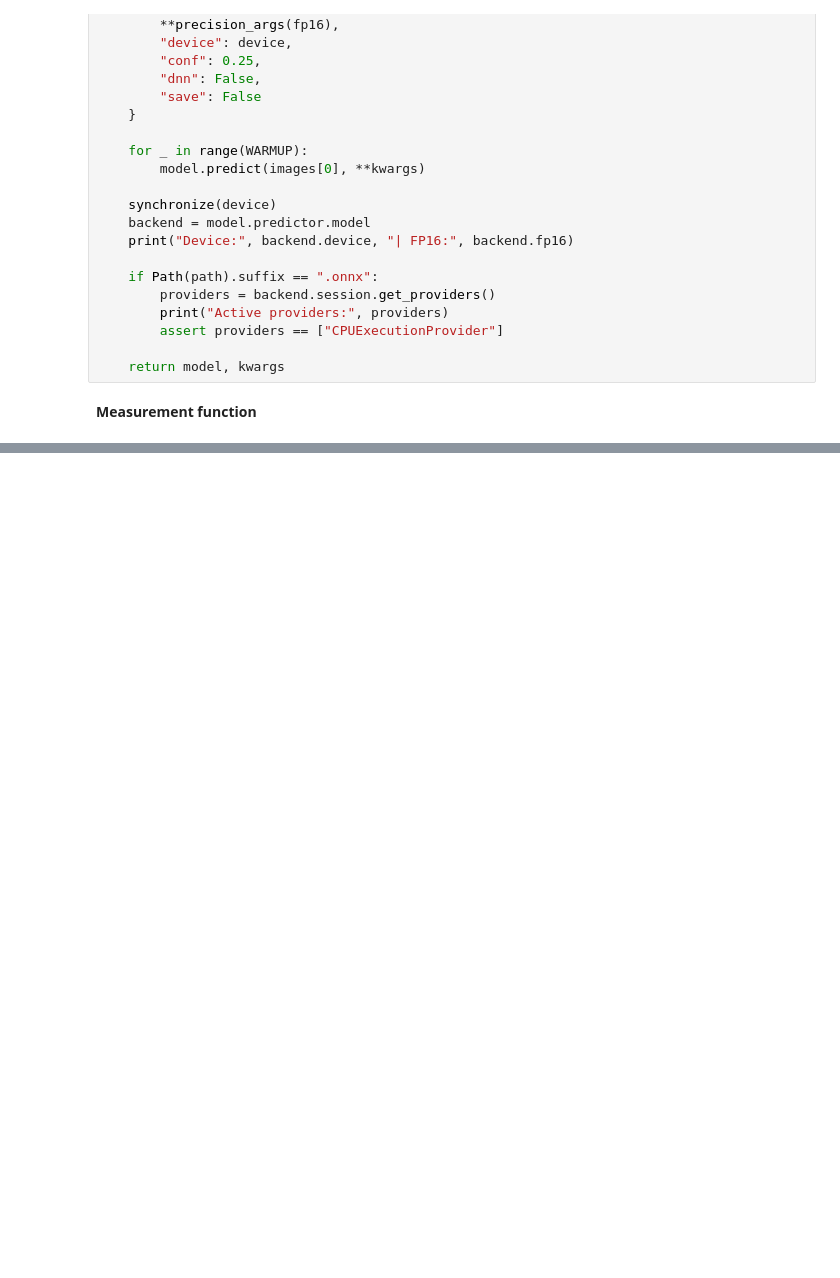
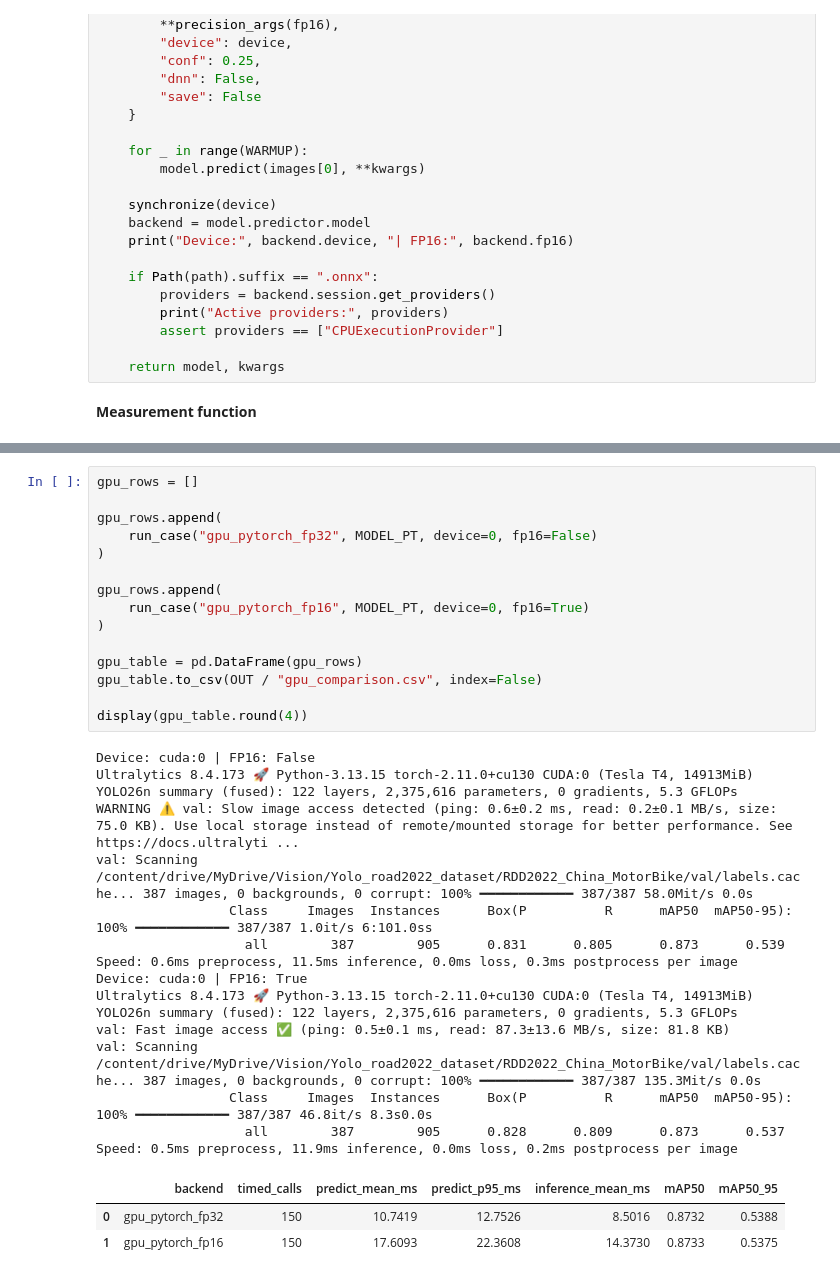
Before and after one commit to mdmohsin212/modern-vision-multimodal-lab, a Jupyter notebook: Deployment/day2/backend_benchmark.ipynb, the cells around one changed output, grey strips where cells are left out. Saved outputs shown, nothing was run; the diff lists cells and outputs as text; blank space fills up the shorter version.

```diff
--- a/Deployment/day2/backend_benchmark.ipynb
+++ b/Deployment/day2/backend_benchmark.ipynb
@@ -168,0 +310,35 @@ def prepare_model(path, device="cpu", fp16=False):
+# %%
+gpu_rows = []
+
+gpu_rows.append(
+    run_case("gpu_pytorch_fp32", MODEL_PT, device=0, fp16=False)
+)
+
+gpu_rows.append(
+    run_case("gpu_pytorch_fp16", MODEL_PT, device=0, fp16=True)
+)
+
+gpu_table = pd.DataFrame(gpu_rows)
+gpu_table.to_csv(OUT / "gpu_comparison.csv", index=False)
+
+display(gpu_table.round(4))
+# %% [output]
+Device: cuda:0 | FP16: False
+Ultralytics 8.4.173 🚀 Python-3.13.15 torch-2.11.0+cu130 CUDA:0 (Tesla T4, 14913MiB)
+YOLO26n summary (fused): 122 layers, 2,375,616 parameters, 0 gradients, 5.3 GFLOPs
+WARNING ⚠️ val: Slow image access detected (ping: 0.6±0.2 ms, read: 0.2±0.1 MB/s, size: 75.0 KB). Use local storage instead of remote/mounted storage for better performance. See https://docs.ultralyti ...
+val: Scanning /content/drive/MyDrive/Vision/Yolo_road2022_dataset/RDD2022_China_MotorBike/val/labels.cache... 387 images, 0 backgrounds, 0 corrupt: 100% ━━━━━━━━━━━━ 387/387 58.0Mit/s 0.0s
+                 Class     Images  Instances      Box(P          R      mAP50  mAP50-95): 100% ━━━━━━━━━━━━ 387/387 1.0it/s 6:101.0ss
+                   all        387        905      0.831      0.805      0.873      0.539
+Speed: 0.6ms preprocess, 11.5ms inference, 0.0ms loss, 0.3ms postprocess per image
+Device: cuda:0 | FP16: True
+Ultralytics 8.4.173 🚀 Python-3.13.15 torch-2.11.0+cu130 CUDA:0 (Tesla T4, 14913MiB)
+YOLO26n summary (fused): 122 layers, 2,375,616 parameters, 0 gradients, 5.3 GFLOPs
+val: Fast image access ✅ (ping: 0.5±0.1 ms, read: 87.3±13.6 MB/s, size: 81.8 KB)
+val: Scanning /content/drive/MyDrive/Vision/Yolo_road2022_dataset/RDD2022_China_MotorBike/val/labels.cache... 387 images, 0 backgrounds, 0 corrupt: 100% ━━━━━━━━━━━━ 387/387 135.3Mit/s 0.0s
+                 Class     Images  Instances      Box(P          R      mAP50  mAP50-95): 100% ━━━━━━━━━━━━ 387/387 46.8it/s 8.3s0.0s
+                   all        387        905      0.828      0.809      0.873      0.537
+Speed: 0.5ms preprocess, 11.9ms inference, 0.0ms loss, 0.2ms postprocess per image
+|  | backend | timed_calls | predict_mean_ms | predict_p95_ms | inference_mean_ms | mAP50 | mAP50_95 |
+| 0 | gpu_pytorch_fp32 | 150 | 10.7419 | 12.7526 | 8.5016 | 0.8732 | 0.5388 |
+| 1 | gpu_pytorch_fp16 | 150 | 17.6093 | 22.3608 | 14.3730 | 0.8733 | 0.5375 |
```
Also changed, not shown: parts of 11 cells of this notebook.
